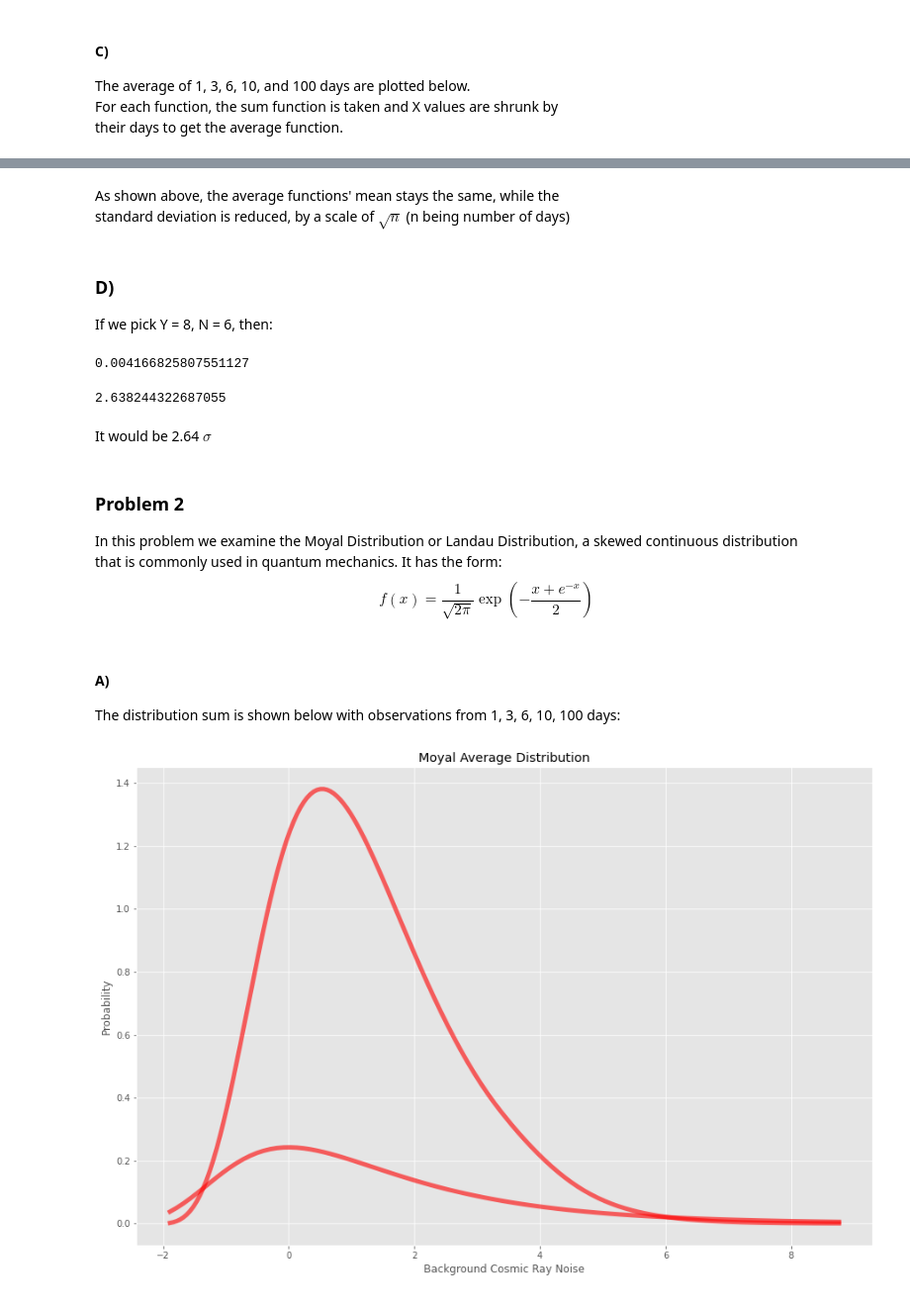
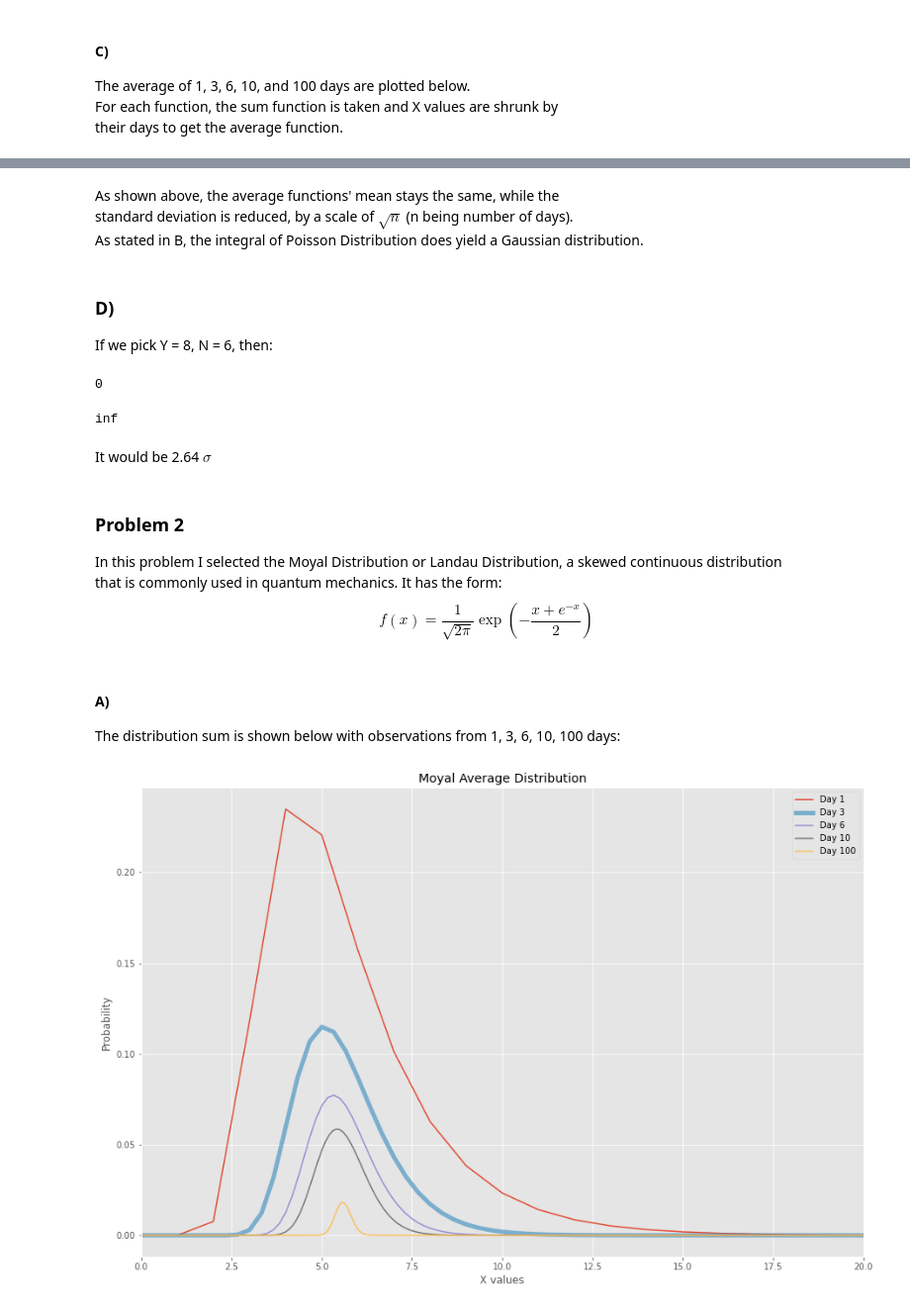
Before and after one commit to HaikunXue/Phys-434-lab, a Jupyter notebook: Lab 2.ipynb, the cells around one changed output, grey strips where cells are left out. Shown at 99% size. Drawn from its saved outputs; the diff is of its cells as text; code cells hidden in the pictures.

```diff
--- a/Lab 2.ipynb
+++ b/Lab 2.ipynb
@@ -24,7 +24,7 @@ plt.style.use('ggplot')
 
 fig, ax = plt.subplots(3, 2)
 
-n_terms = 15
+n_terms = 8
 x1 = np.arange(0,n_terms+1)
 
 y_poi1 = stats.poisson.pmf(x1, x_background)
@@ -119,19 +120,19 @@ x1 = np.arange(0,n_terms+1)
 
 y_moy1 = stats.moyal.pdf(x1, x_background)
 
-ax.plot(x1/1, y_poi, label = "1 Day")
-ax.plot(x3/3, y_poi3,label = "3 Day")
-ax.plot(x6/6, y_poi6,label = "6 Day");
+ax.plot(x1/1, y_poi1,label = "1 Day")
+ax.plot(x3/3, y_poi3,label = "3 Days")
+ax.plot(x6/6, y_poi6,label = "6 Days");
 
-y_poi10 = y_poi
+y_poi10 = y_poi1
 for i in range(10-1):
-    y_poi10 = np.convolve(y_poi,y_poi10)
-ax.plot(np.arange(0,n_terms*10+1)/10, y_poi10,label = "10 Day");
+    y_poi10 = np.convolve(y_poi1,y_poi10)
+ax.plot(np.arange(0,n_terms*10+1)/10, y_poi10,label = "10 Days");
 
-y_poi100 = y_poi
+y_poi100 = y_poi1
 for i in range(100-1):
-    y_poi100 = np.convolve(y_poi,y_poi100)
-ax.plot(np.arange(0,n_terms*100+1)/100, y_poi100,label = "100 Day");
+    y_poi100 = np.convolve(y_poi1,y_poi100)
+ax.plot(np.arange(0,n_terms*100+1)/100, y_poi100,label = "100 Days");
 
 
 ax.legend();
@@ -140,6 +141,7 @@ ax.legend();
 # %% [markdown]
 As shown above, the average functions' mean stays the same, while the
-standard deviation is reduced, by a scale of  $\sqrt{n}$ (n being number of days)
+standard deviation is reduced, by a scale of  $\sqrt{n}$ (n being number of days).
+As stated in B, the integral of Poisson Distribution does yield a Gaussian distribution.
 # %% [markdown]
 ### D)
 If we pick Y = 8, N = 6, then:
@@ -150,16 +152,16 @@ for i, val in enumerate(y_poi6):
         p_86 += val
 p_86
 # %% [output]
-0.004166825807551127
+0
 # %%
 stats.norm.ppf(1- p_86)
 # %% [output]
-2.638244322687055
+inf
 # %% [markdown]
 It would be 2.64 $\sigma$
 # %% [markdown]
 ### Problem 2
-In this problem we examine the Moyal Distribution or Landau Distribution, a skewed continuous distribution
+In this problem I selected the Moyal Distribution or Landau Distribution, a skewed continuous distribution
 that is commonly used in quantum mechanics. It has the form:
 $$ f(x)= {\frac {1}{\sqrt {2\pi }}}\exp \left(-{\frac {x+e^{-x}}{2}}\right) $$
 # %% [markdown]
@@ -168,25 +170,39 @@ The distribution sum is shown below with observations from 1, 3, 6, 10, 100 days
 # %%
 #setting an arbitrary mean:
 x_mean = 4.325
-
+x_nvals = 100
 plt.rcParams["figure.figsize"] = (15,10)
 
 fig, ax = plt.subplots(1,1)
 
-x_moy = np.linspace(stats.moyal.ppf(0.01),
-                stats.moyal.ppf(0.99), 101)
-y_moy1 = stats.moyal.pdf(x_moy)
-ax.plot(x_moy, y_moy1,
-       'r-', lw=5, alpha=0.6, label='moyal pdf')
+x_moy = np.arange(0, x_nvals+1)
+y_moy1 = stats.moyal.pdf(x_moy, loc = x_mean)
+ax.plot(x_moy, y_moy1, label='Day 1')
 
 y_moy2 = np.convolve(y_moy1, y_moy1)
-x_moy2 = np.linspace(stats.moyal.ppf(0.01),
-                stats.moyal.ppf(0.99), 201)
+y_moy3 = np.convolve(y_moy2, y_moy1)
+x_moy3 = np.arange(0,3* x_nvals+1)
+ax.plot(x_moy3/3, y_moy3, lw=5, alpha=0.6, label='Day 3')
 
-ax.plot(x_moy2, y_moy2,
-       'r-', lw=5, alpha=0.6, label='moyal pdf')
+y_moy6 = y_moy1
+for i in range(6-1):
+    y_moy6 = np.convolve(y_moy1,y_moy6)
+ax.plot(np.arange(0,x_nvals*6+1)/6, y_moy6,label = "Day 6");
+
+y_moy10 = y_moy1
+for i in range(10-1):
+    y_moy10 = np.convolve(y_moy1,y_moy10)
+ax.plot(np.arange(0,x_nvals*10+1)/10, y_moy10,label = "Day 10");
+
+y_moy100 = y_moy1
+for i in range(100-1):
+    y_moy100 = np.convolve(y_moy1,y_moy100)
+ax.plot(np.arange(0,x_nvals*100+1)/100, y_moy100,label = "Day 100");
+
 ax.set_title("Moyal Average Distribution")
-ax.set_xlabel("Background Cosmic Ray Noise")
+ax.set_xlabel("X values")
 ax.set_ylabel("Probability");
+ax.set_xlim(0,20)
+ax.legend();
 # %% [output]
-[figure, old version]
+[figure, new version]
```
Also changed, not shown: parts of 28 cells of this notebook.
